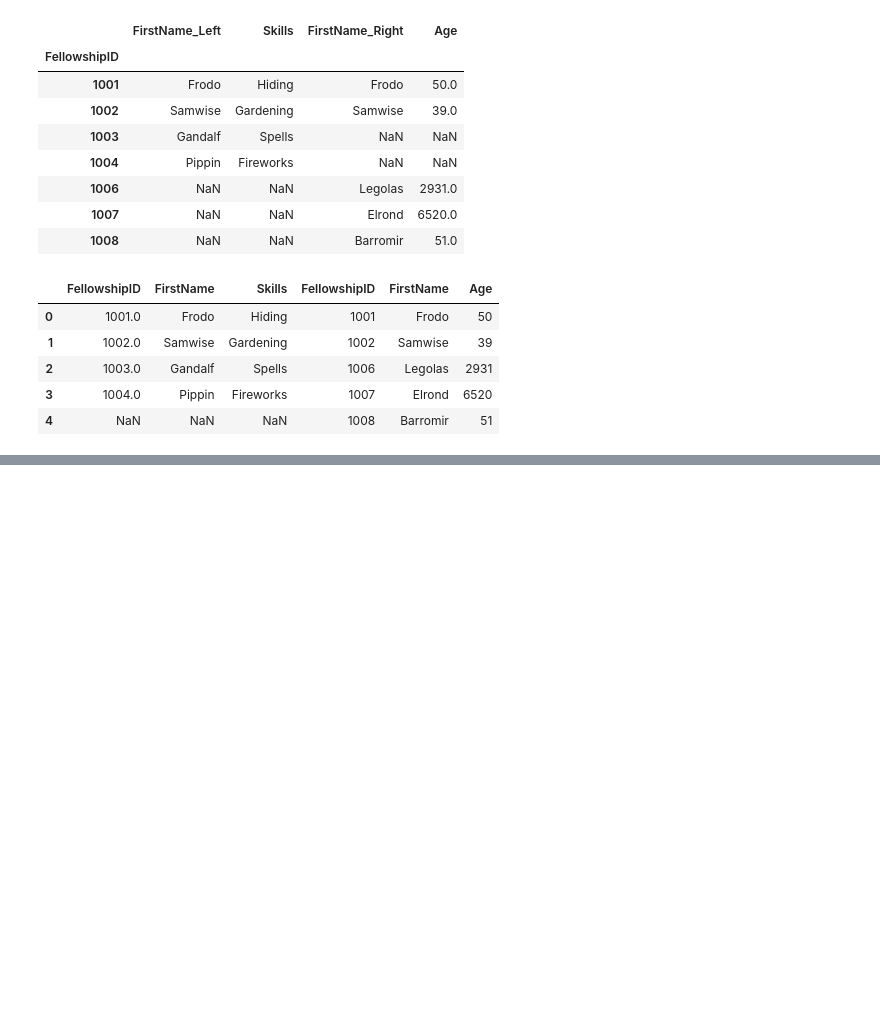
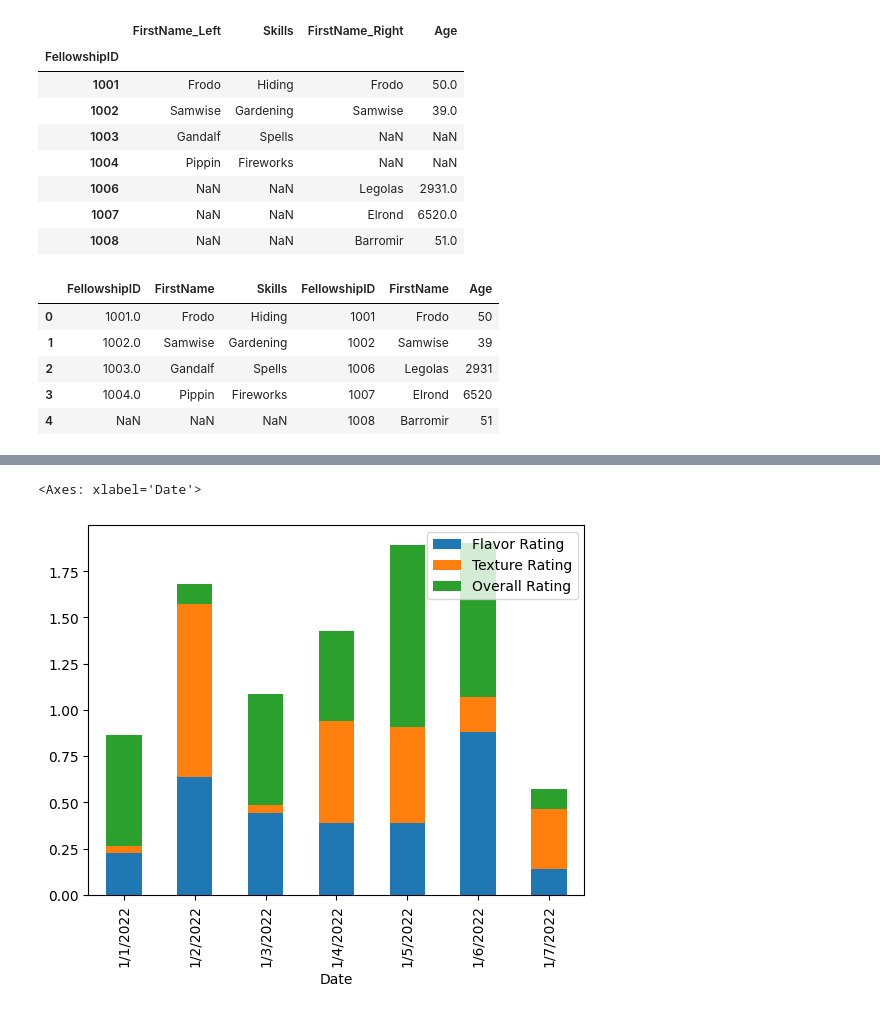
Before and after one commit to Abdelrhman129/my-_colab_notbook, a Jupyter notebook: Data_Anlalysis_Phython.ipynb, the cells around one changed output, grey strips where cells are left out. Drawn from its saved outputs; the diff is of its cells as text; code cells hidden in the pictures; blank space fills up the shorter version.

```diff
--- a/Data_Anlalysis_Phython.ipynb
+++ b/Data_Anlalysis_Phython.ipynb
@@ -1238,0 +1287,5 @@ pd.concat([df1,df2], join = 'outer', axis = 1)
+# %%
+df.plot(kind='bar',stacked=True)
+# %% [output]
+<Axes: xlabel='Date'>
+[figure, added]
```
Also changed, not shown: parts of 18 cells of this notebook.
